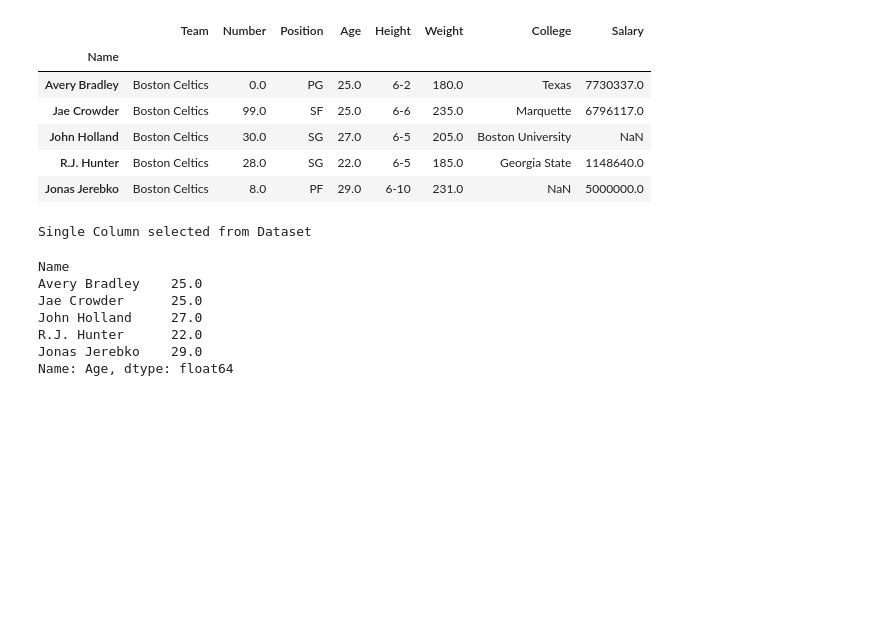
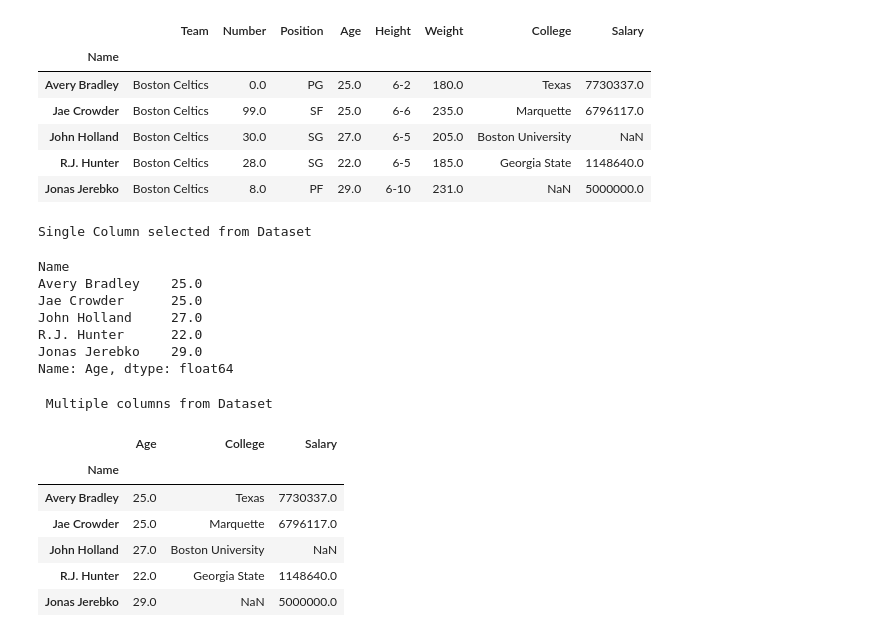
Before and after one commit to Lenmbugua/Python-Numpy-and-Pandas, a Jupyter notebook: Pandas.ipynb, the cells around one changed output. Drawn from its saved outputs; the diff is of its cells as text; code cells hidden in the pictures; blank space fills up the shorter version.

```diff
--- a/Pandas.ipynb
+++ b/Pandas.ipynb
@@ -866,3 +866,18 @@ John Holland     27.0
 R.J. Hunter      22.0
 Jonas Jerebko    29.0
 Name: Age, dtype: float64
+# %%
+#Selecting Multiple Columns
+#To select multiple columns, pass a list of column names:
+first = data[["Age", "College", "Salary"]]
+print("\n Multiple columns from Dataset")
+display(first.head(5))
+# %% [output]
+ Multiple columns from Dataset
+|  | Age | College | Salary |
+| Name |  |  |  |
+| Avery Bradley | 25.0 | Texas | 7730337.0 |
+| Jae Crowder | 25.0 | Marquette | 6796117.0 |
+| John Holland | 27.0 | Boston University | NaN |
+| R.J. Hunter | 22.0 | Georgia State | 1148640.0 |
+| Jonas Jerebko | 29.0 | NaN | 5000000.0 |
```
Also changed, not shown: parts of 1 cell of this notebook.
